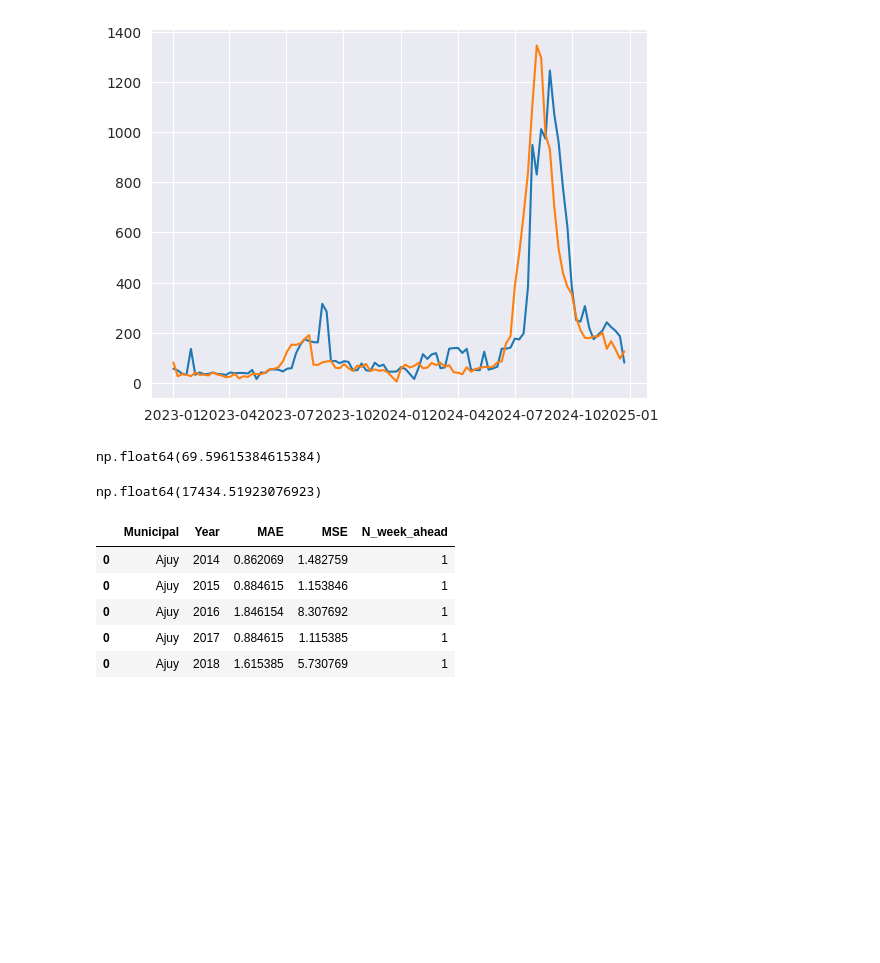
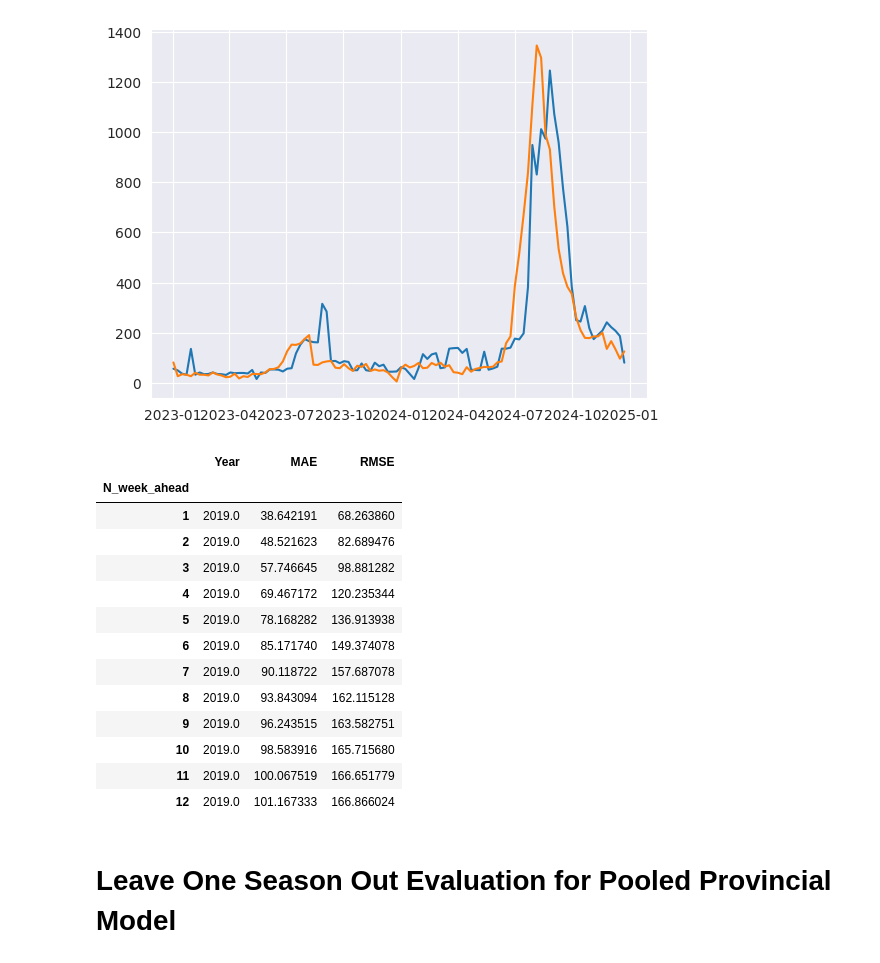
Before and after one commit to miniloda/Math-198.1---Special-Problem, a Jupyter notebook: model/Random-Forest/rf.ipynb, the cells around one changed output. Saved outputs shown, nothing was run; the diff lists cells and outputs as text; code cells hidden in the pictures; blank space fills up the shorter version.

Commit message:
Updated models

```diff
--- a/model/Random-Forest/rf.ipynb
+++ b/model/Random-Forest/rf.ipynb
@@ -485,0 +570,12 @@ summed_df.plot(x="Year-Week", y="Cases", label="Cases")
+# %%
+feature_imp_df = pd.DataFrame.from_dict(feature_imp_dict, orient="index")
+feature_imp_df = feature_imp_df.T
+feature_imp_df = feature_imp_df.reset_index()
+feature_imp_df = feature_imp_df.melt(id_vars=["index"], var_name="n_week", value_name="Importance")
+feature_imp_df.rename(columns={"index": "Feature"}, inplace=True)
+feature_imp_df["Importance"] = feature_imp_df["Importance"].map(lambda x: round(x, 2))
+# get the top 10 features for each n_week
+feature_imp_top_10 = pd.DataFrame(columns= ["n_week", "Feature", "Importance"])
+for n in range(1,13):
+    feature_imp_top_10 = pd.concat([feature_imp_top_10, feature_imp_df[feature_imp_df["n_week"] == n].sort_values(by="Importance", ascending=False).head(10)], axis=0)
+feature_imp_top_10
@@ -497,35 +660,44 @@ plt.plot(summed_df[(summed_df["Year-Week"].dt.year >= 2023) & (summed_df["Year-W
 # %% [output]
 [<matplotlib.lines.Line2D at 0x...>]
 [figure]
-# %%
-MAE
-# %% [output]
-np.float64(69.59615384615384)
-# %%
-MSE
-# %% [output]
-np.float64(17434.51923076923)
 # %%
-leave_one_season_out_df = pd.DataFrame(columns=["Municipal", "Year", "MAE", "MSE", "N_week_ahead"])
+leave_one_season_out_df = pd.DataFrame(columns=["Year", "MAE", "RMSE", "N_week_ahead"])
+# local
+for i in range(1, 13):
+    for year in range(2014,2025):
+        actual = [0] * 52
+        predictions = [0] * 52
+        for municipal in municipals:
+            municipal_df = pd.read_csv(f"../../data/Merged Data/{municipal}_merged.csv")
+            year_test_start = str(year) + "-01-01"
+            year_test_end = str(year) + "-12-31"
+            municipal_df["Year-Week"] = pd.to_datetime(municipal_df["Year-Week"])
+            predicted, MAE, MSE, feature_importance_dict, actuals = train_RF(municipal_df, features_lag=["Temperature", "Precipitation", "Humidity"], features_addtl = ["Year", "Month", "Week", "Population"], target="Cases", date_col="Year-Week", n_ahead=i, year_test_start=year_test_start, year_test_end=year_test_end)
+            actual = [sum(x) for x in zip(actual, actuals)]
+            predictions = [sum(x) for x in zip(predictions, predicted)]
 
-for i in range(1, 13):
-    for municipal in municipals:
-        municipal_df = pd.read_csv(f"../../data/Merged Data/{municipal}_merged.csv")
-        municipal_df["Municipal"] = municipal
-        # lag the features
-        municipal_df = models_utils.prepare_dataframe(municipal_df, ["Temperature", "Precipitation", "Humidity"], ["Year", "Week", "Month", "Population"], "Cases", "Year-Week", i)
-        for year in range(2014,2025):
-            predictions, MAE, MSE, feat_imp = train_RF(municipal_df, features_lag=["Temperature", "Precipitation", "Humidity"], features_addtl = ["Year", "Month", "Week", "Population"], target="Cases", date_col="Year-Week", n_ahead=i, year_test_start=f"{year}-01-01", year_test_end=f"{year}-12-31")
-            leave_one_season_out_df = pd.concat([leave_one_season_out_df, pd.DataFrame({"Municipal": [municipal], "Year": [year], "MAE": [MAE], "MSE": [MSE], "N_week_ahead": [i]})], axis=0)
+        MAE = mean_absolute_error(actual, predictions)
+        RMSE = np.sqrt(mean_squared_error(actual, predictions))
+        leave_one_season_out_df = pd.concat([leave_one_season_out_df, pd.DataFrame({"Year": [year], "MAE": [MAE], "RMSE": [RMSE], "N_week_ahead": [i]})], axis=0)
 # %%
-leave_one_season_out_df.head()
+leave_one_season_out_df.groupby(["N_week_ahead"]).mean()
 # %% [output]
-|  | Municipal | Year | MAE | MSE | N_week_ahead |
-| 0 | Ajuy | 2014 | 0.862069 | 1.482759 | 1 |
-| 0 | Ajuy | 2015 | 0.884615 | 1.153846 | 1 |
-| 0 | Ajuy | 2016 | 1.846154 | 8.307692 | 1 |
-| 0 | Ajuy | 2017 | 0.884615 | 1.115385 | 1 |
-| 0 | Ajuy | 2018 | 1.615385 | 5.730769 | 1 |
+|  | Year | MAE | RMSE |
+| N_week_ahead |  |  |  |
+| 1 | 2019.0 | 38.642191 | 68.263860 |
+| 2 | 2019.0 | 48.521623 | 82.689476 |
+| 3 | 2019.0 | 57.746645 | 98.881282 |
+| 4 | 2019.0 | 69.467172 | 120.235344 |
+| 5 | 2019.0 | 78.168282 | 136.913938 |
+| 6 | 2019.0 | 85.171740 | 149.374078 |
+| 7 | 2019.0 | 90.118722 | 157.687078 |
+| 8 | 2019.0 | 93.843094 | 162.115128 |
+| 9 | 2019.0 | 96.243515 | 163.582751 |
+| 10 | 2019.0 | 98.583916 | 165.715680 |
+| 11 | 2019.0 | 100.067519 | 166.651779 |
+| 12 | 2019.0 | 101.167333 | 166.866024 |
 # %%
 # save leave_one_season_out_df to csv
 leave_one_season_out_df.to_csv("leave_one_season_out_evaluation.csv", index=False)
+# %% [markdown]
+# Leave One Season Out Evaluation for Pooled Provincial Model
```
Also changed, not shown: parts of 25 cells of this notebook, 58 other files.
